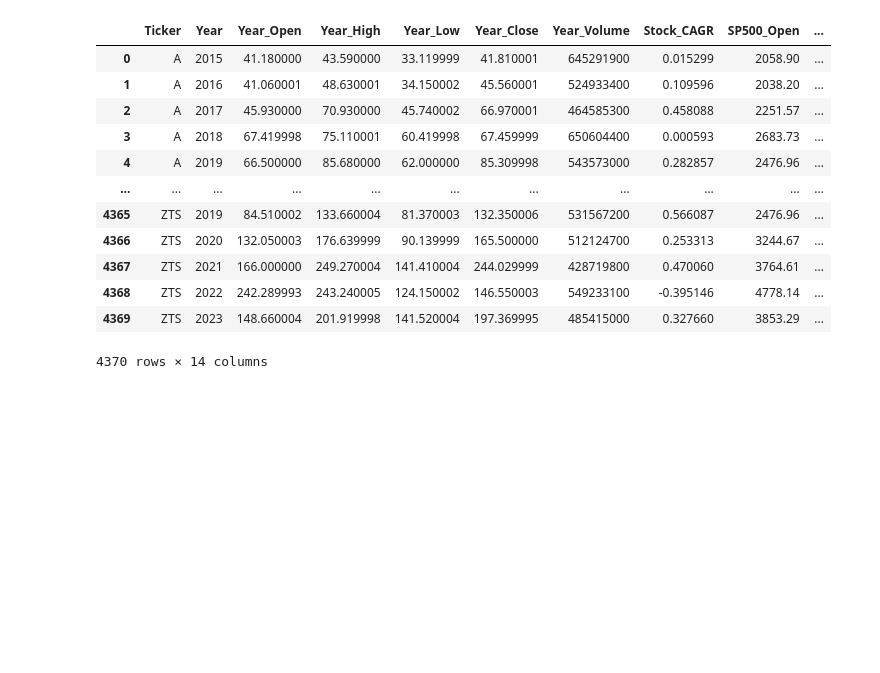
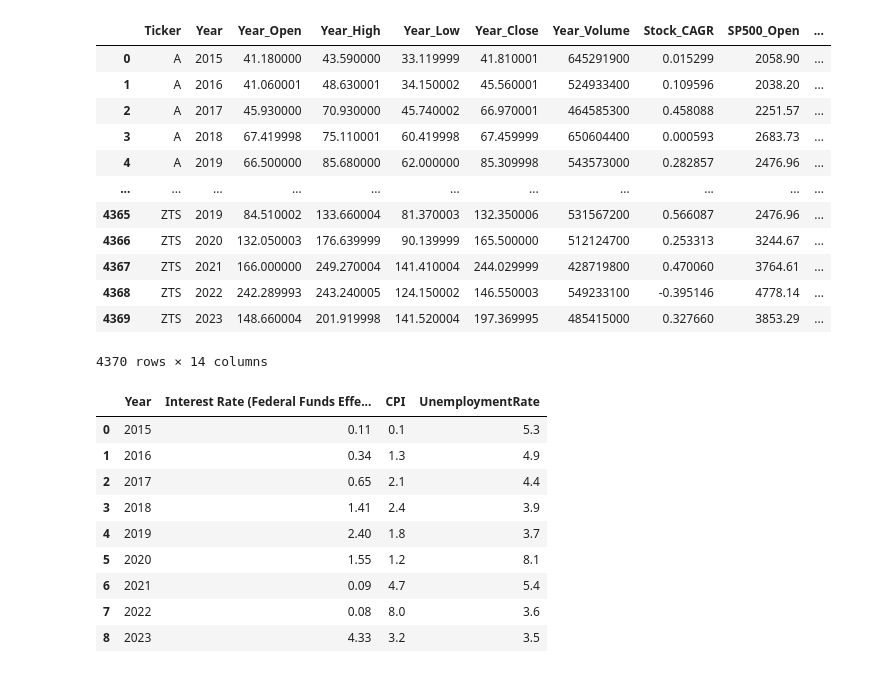
Before and after one commit to NicholasJWiid/StockSmart_ML, a Jupyter notebook: data_cleaning_&_prep.ipynb, the cells around one changed output. Drawn from its saved outputs; the diff is of its cells as text; code cells hidden in the pictures; blank space fills up the shorter version.

```diff
--- a/data_cleaning_&_prep.ipynb
+++ b/data_cleaning_&_prep.ipynb
@@ -282,3 +302,20 @@ stock_and_sp500_df
 | 4368 | ZTS | 2022 | 242.289993 | 243.240005 | 124.150002 | 146.550003 | 549233100 | -0.395146 | 4778.14 | ... |
 | 4369 | ZTS | 2023 | 148.660004 | 201.919998 | 141.520004 | 197.369995 | 485415000 | 0.327660 | 3853.29 | ... |
 4370 rows × 14 columns
+# %%
+annual_metrics_df = pd.read_csv('data/Annual_metrics.csv')
+
+annual_metrics_df.drop("GDPGrowthRate", inplace=True, axis=1)
+# %%
+annual_metrics_df
+# %% [output]
+|  | Year | Interest Rate (Federal Funds Effe... | CPI | UnemploymentRate |
+| 0 | 2015 | 0.11 | 0.1 | 5.3 |
+| 1 | 2016 | 0.34 | 1.3 | 4.9 |
+| 2 | 2017 | 0.65 | 2.1 | 4.4 |
+| 3 | 2018 | 1.41 | 2.4 | 3.9 |
+| 4 | 2019 | 2.40 | 1.8 | 3.7 |
+| 5 | 2020 | 1.55 | 1.2 | 8.1 |
+| 6 | 2021 | 0.09 | 4.7 | 5.4 |
+| 7 | 2022 | 0.08 | 8.0 | 3.6 |
+| 8 | 2023 | 4.33 | 3.2 | 3.5 |
```
Also changed, not shown: parts of 7 cells of this notebook, 1 other file.
